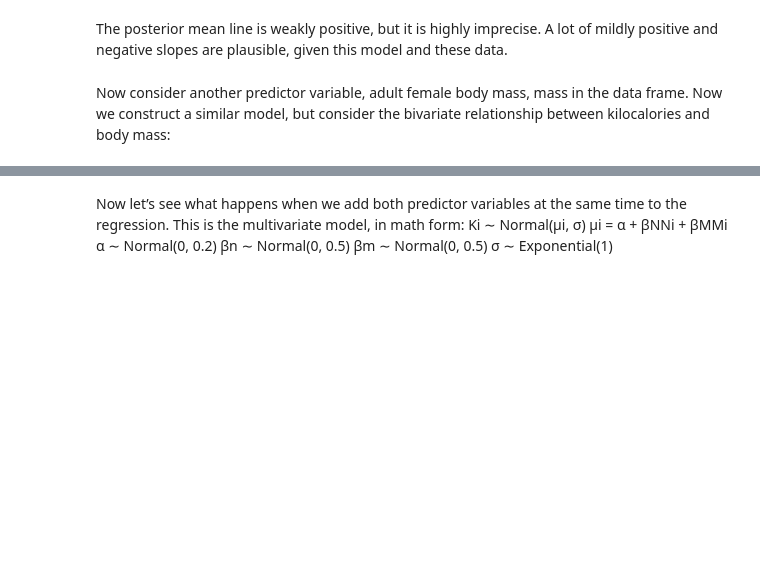
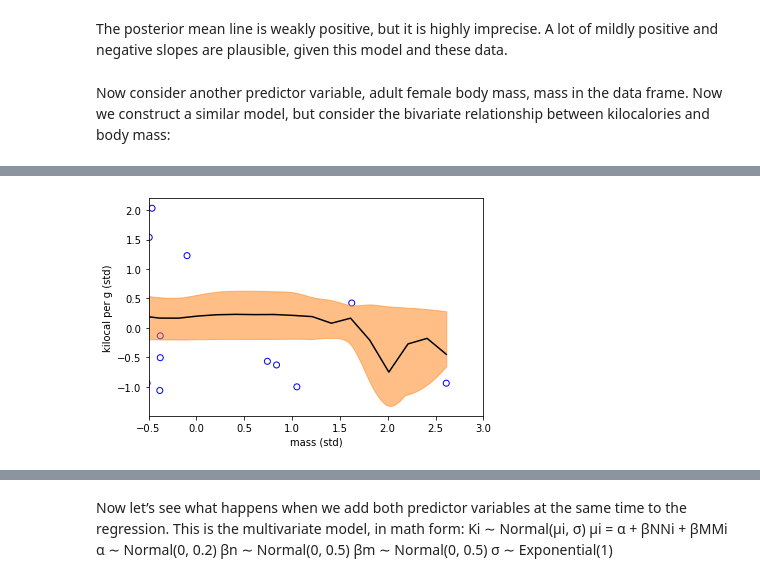
Before and after one commit to gsahinpi/dats511Fall2021, a Jupyter notebook: mutipleregres.ipynb, the cells around one changed output, grey strips where cells are left out. Cells and saved outputs as stored; diff of their text form; code cells hidden in the pictures; blank space fills up the shorter version.

```diff
--- a/mutipleregres.ipynb
+++ b/mutipleregres.ipynb
@@ -1027,7 +1108,8 @@ mu_mean = m5_6_posterior_predictive["mu"].mean(axis=0)
 fig, ax = plt.subplots()
 ax.plot(xseq, mu_mean, c="black")
 ax.scatter(dcc["M"], dcc["K"], facecolors="none", edgecolors="b")
-az.plot_hpd(xseq, m5_6_posterior_predictive["mu"], ax=ax)
+az.plot_hdi(xseq, m5_6_posterior_predictive["mu"], ax=ax)
 ax.set_xlim(-0.5, 3)
 ax.set_xlabel("mass (std)")
 ax.set_ylabel("kilocal per g (std)");
+# %% [output]
@@ -1034,3 +1117,4 @@ ax.set_ylabel("kilocal per g (std)");
+[figure, added]
 # %%
 dcc['log_mass'] = np.log(dcc['mass'])
 shared_M = shared(dcc["log_mass"].values)
```
Also changed, not shown: parts of 29 cells of this notebook, 9 other files.
